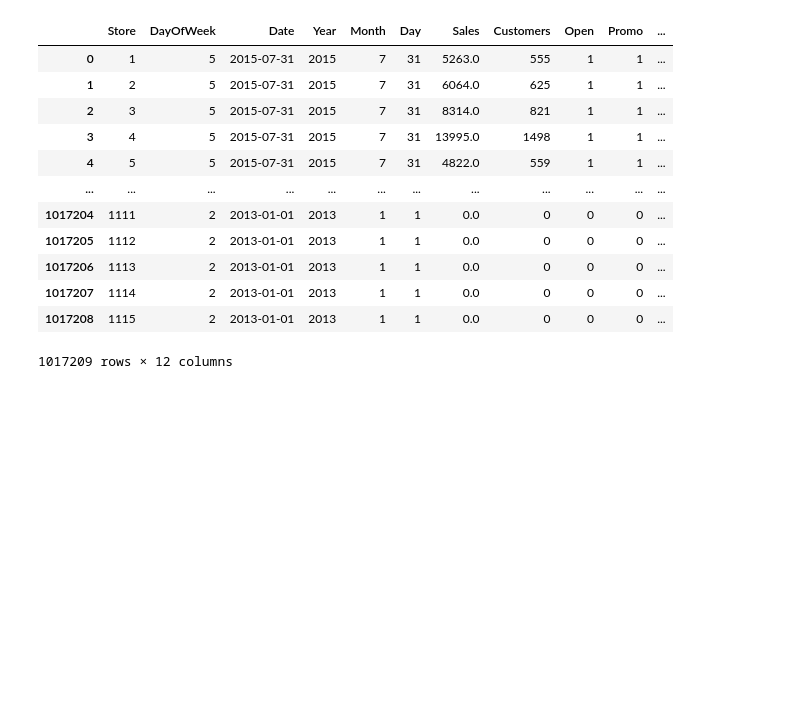
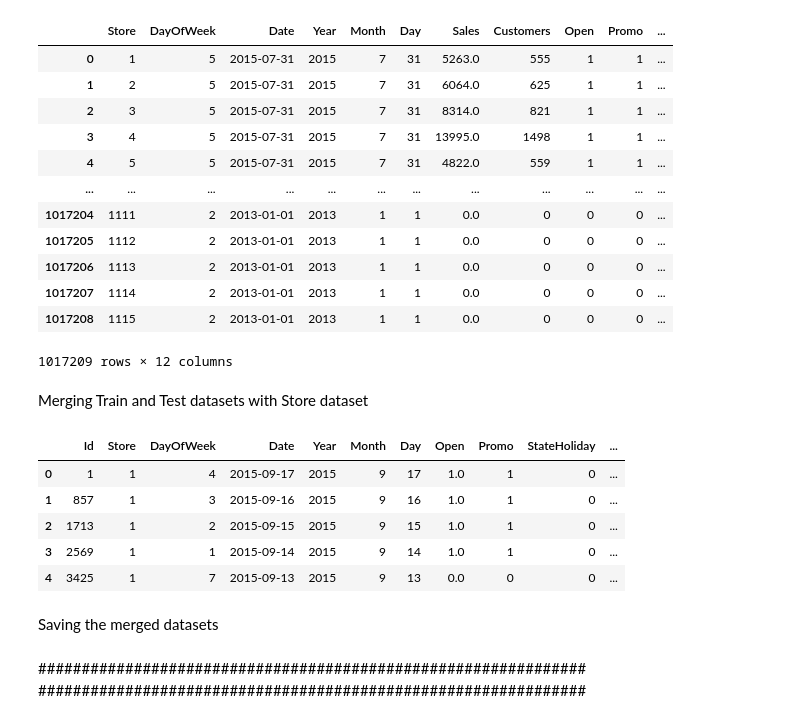
Before and after one commit to nahomHmichael/Rossman-Pharmaceutical-Sales-Pridiction, a Jupyter notebook: notebooks/data_cleaning.ipynb, the cells around one changed output. Drawn from its saved outputs; the diff is of its cells as text; code cells hidden in the pictures; blank space fills up the shorter version.

Commit message:
data_cleaning: finished cleaning and saved clean data

```diff
--- a/notebooks/data_cleaning.ipynb
+++ b/notebooks/data_cleaning.ipynb
@@ -374,3 +374,20 @@ train_clean.fix_outlier_with_median(train_data, 'Sales')
 | 1017207 | 1114 | 2 | 2013-01-01 | 2013 | 1 | 1 | 0.0 | 0 | 0 | 0 | ... |
 | 1017208 | 1115 | 2 | 2013-01-01 | 2013 | 1 | 1 | 0.0 | 0 | 0 | 0 | ... |
 1017209 rows × 12 columns
+# %% [markdown]
+Merging Train and Test datasets with Store dataset
+# %%
+test_store_data = pd.merge(test_data, store_data, on='Store',how='inner')
+train_store_data = pd.merge(train_data, store_data, on='Store', how='inner')
+# %%
+#train_store_data.head()
+test_store_data.head()
+# %% [output]
+|  | Id | Store | DayOfWeek | Date | Year | Month | Day | Open | Promo | StateHoliday | ... |
+| 0 | 1 | 1 | 4 | 2015-09-17 | 2015 | 9 | 17 | 1.0 | 1 | 0 | ... |
+| 1 | 857 | 1 | 3 | 2015-09-16 | 2015 | 9 | 16 | 1.0 | 1 | 0 | ... |
+| 2 | 1713 | 1 | 2 | 2015-09-15 | 2015 | 9 | 15 | 1.0 | 1 | 0 | ... |
+| 3 | 2569 | 1 | 1 | 2015-09-14 | 2015 | 9 | 14 | 1.0 | 1 | 0 | ... |
+| 4 | 3425 | 1 | 7 | 2015-09-13 | 2015 | 9 | 13 | 0.0 | 0 | 0 | ... |
+# %% [markdown]
+Saving the merged datasets
@@ -376,0 +397,3 @@ train_clean.fix_outlier_with_median(train_data, 'Sales')
+# %% [markdown]
+###############################################################
+###############################################################
```
Also changed, not shown: parts of 1 cell of this notebook.
